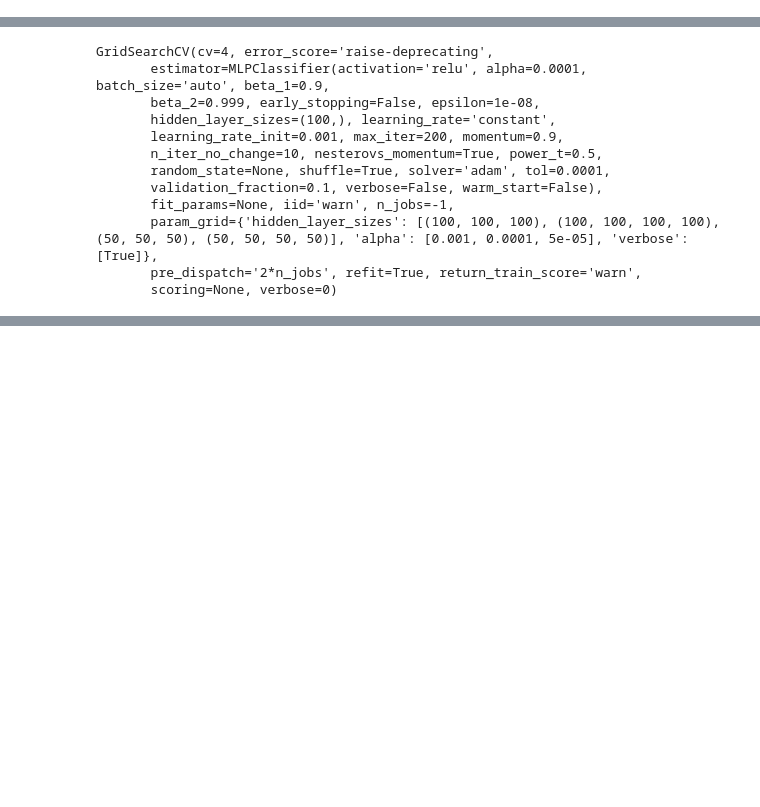
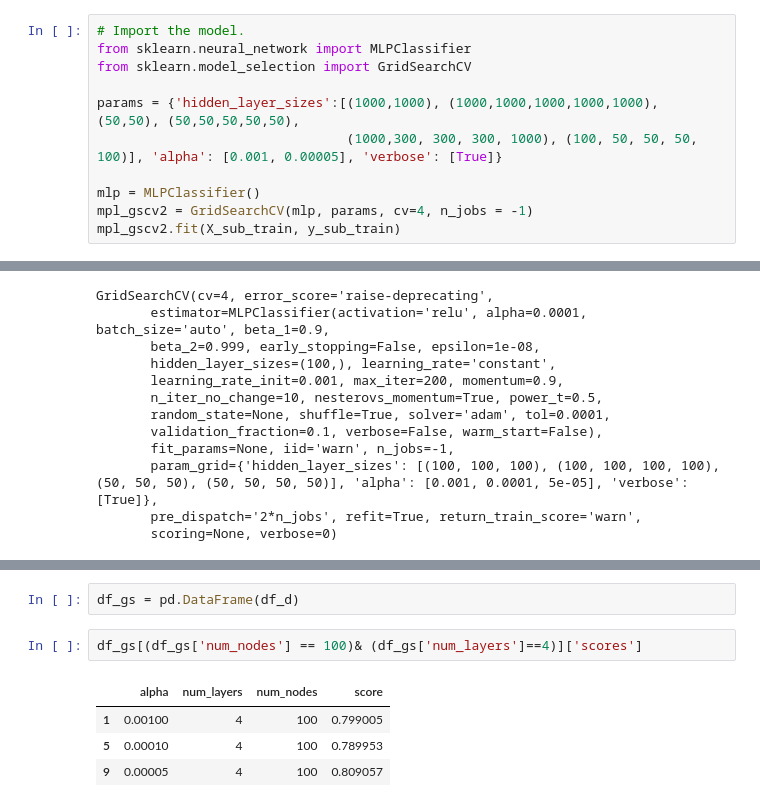
Before and after one commit to jordanplanders/Thinkful, a Jupyter notebook: Bootcamp/Unit 4/Project 4-3-3 MultiLayerPerceptron.ipynb, the cells around one changed output, grey strips where cells are left out. Drawn from its saved outputs; the diff is of its cells as text; blank space fills up the shorter version.

```diff
--- a/Bootcamp/Unit 4/Project 4-3-3 MultiLayerPerceptron.ipynb
+++ b/Bootcamp/Unit 4/Project 4-3-3 MultiLayerPerceptron.ipynb
@@ -177,0 +190,11 @@ This first grid search will hopefully shed light on the effect of more/fewer lay
+# %%
+# Import the model.
+from sklearn.neural_network import MLPClassifier
+from sklearn.model_selection import GridSearchCV
+
+params = {'hidden_layer_sizes':[(1000,1000), (1000,1000,1000,1000,1000), (50,50), (50,50,50,50,50),
+                                (1000,300, 300, 300, 1000), (100, 50, 50, 50, 100)], 'alpha': [0.001, 0.00005], 'verbose': [True]}
+
+mlp = MLPClassifier()
+mpl_gscv2 = GridSearchCV(mlp, params, cv=4, n_jobs = -1)
+mpl_gscv2.fit(X_sub_train, y_sub_train)
@@ -237,0 +366,9 @@ mpl_gscv.__dict__
+# %%
+df_gs = pd.DataFrame(df_d)
+# %%
+df_gs[(df_gs['num_nodes'] == 100)& (df_gs['num_layers']==4)]['scores']
+# %% [output]
+|  | alpha | num_layers | num_nodes | score |
+| 1 | 0.00100 | 4 | 100 | 0.799005 |
+| 5 | 0.00010 | 4 | 100 | 0.789953 |
+| 9 | 0.00005 | 4 | 100 | 0.809057 |
```
Also changed, not shown: parts of 35 cells of this notebook.
